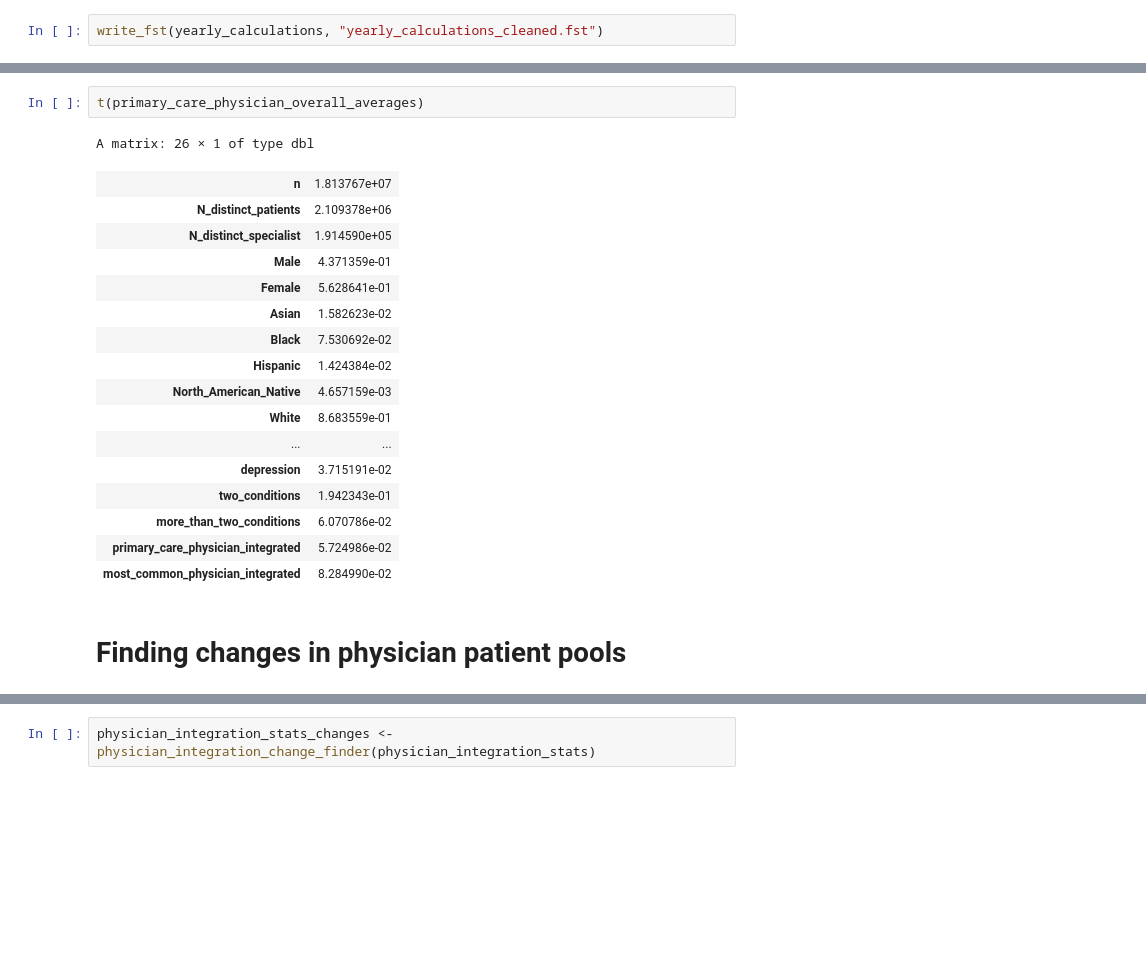
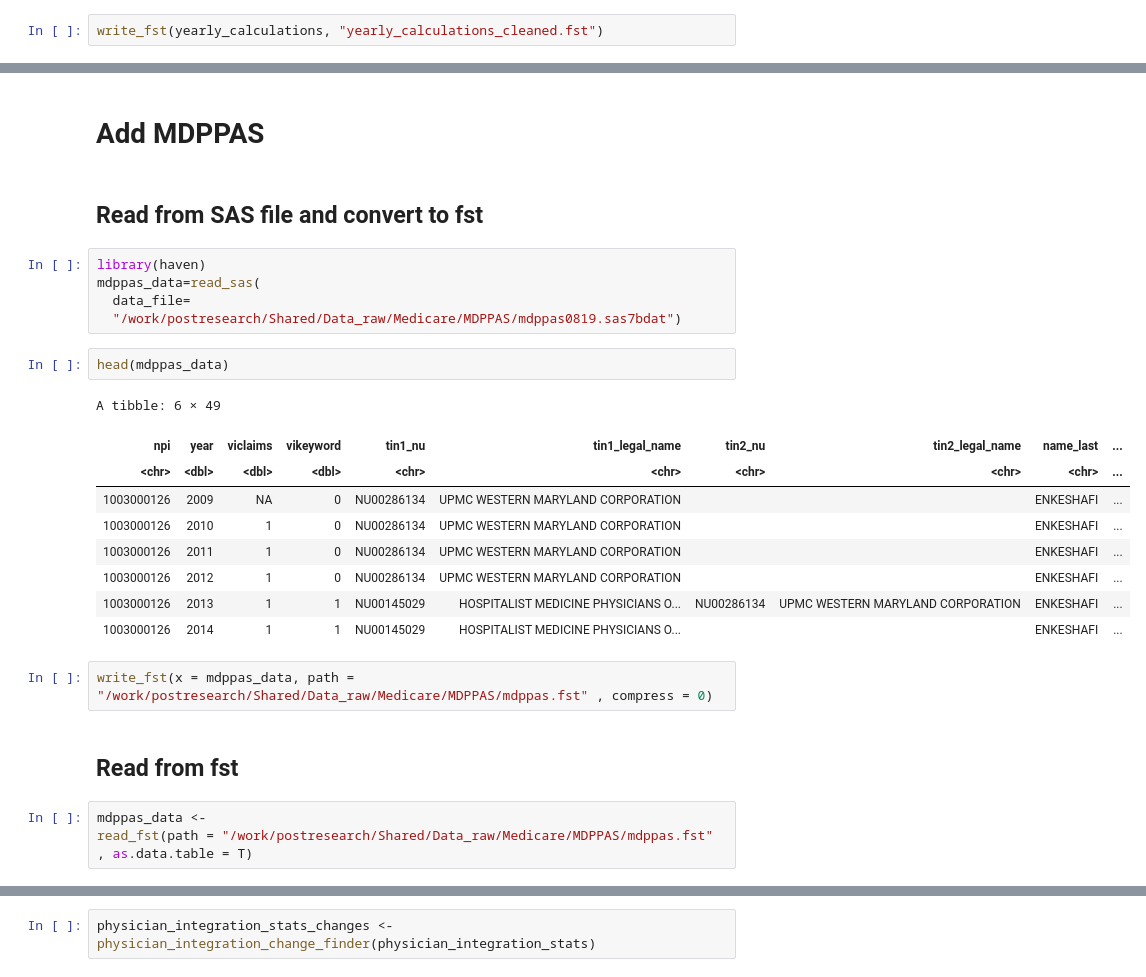
Before and after one commit to F4rbod/CaseMix, a Jupyter notebook: Calculations.ipynb, the cells around one changed output, grey strips where cells are left out. Saved outputs shown, nothing was run; the diff lists cells and outputs as text; blank space fills up the shorter version.

```diff
--- a/Calculations.ipynb
+++ b/Calculations.ipynb
@@ -1188,22 +910,28 @@ primary_care_physician_overall_averages <-
-# %%
-t(primary_care_physician_overall_averages)
-# %% [output]
-A matrix: 26 × 1 of type dbl
-| n | 1.813767e+07 |
-| N_distinct_patients | 2.109378e+06 |
-| N_distinct_specialist | 1.914590e+05 |
-| Male | 4.371359e-01 |
-| Female | 5.628641e-01 |
-| Asian | 1.582623e-02 |
-| Black | 7.530692e-02 |
-| Hispanic | 1.424384e-02 |
-| North_American_Native | 4.657159e-03 |
-| White | 8.683559e-01 |
-| ... | ... |
-| depression | 3.715191e-02 |
-| two_conditions | 1.942343e-01 |
-| more_than_two_conditions | 6.070786e-02 |
-| primary_care_physician_integrated | 5.724986e-02 |
-| most_common_physician_integrated | 8.284990e-02 |
-# %% [markdown]
-# Finding changes in physician patient pools
+# %% [markdown]
+# Add MDPPAS
+# %% [markdown]
+## Read from SAS file and convert to fst
+# %%
+library(haven)
+mdppas_data=read_sas(
+  data_file=
+  "/work/postresearch/Shared/Data_raw/Medicare/MDPPAS/mdppas0819.sas7bdat")
+# %%
+head(mdppas_data)
+# %% [output]
+A tibble: 6 × 49
+| npi | year | viclaims | vikeyword | tin1_nu | tin1_legal_name | tin2_nu | tin2_legal_name | name_last | ... |
+| <chr> | <dbl> | <dbl> | <dbl> | <chr> | <chr> | <chr> | <chr> | <chr> | ... |
+| 1003000126 | 2009 | NA | 0 | NU00286134 | UPMC WESTERN MARYLAND CORPORATION |  |  | ENKESHAFI | ... |
+| 1003000126 | 2010 | 1 | 0 | NU00286134 | UPMC WESTERN MARYLAND CORPORATION |  |  | ENKESHAFI | ... |
+| 1003000126 | 2011 | 1 | 0 | NU00286134 | UPMC WESTERN MARYLAND CORPORATION |  |  | ENKESHAFI | ... |
+| 1003000126 | 2012 | 1 | 0 | NU00286134 | UPMC WESTERN MARYLAND CORPORATION |  |  | ENKESHAFI | ... |
+| 1003000126 | 2013 | 1 | 1 | NU00145029 | HOSPITALIST MEDICINE PHYSICIANS O... | NU00286134 | UPMC WESTERN MARYLAND CORPORATION | ENKESHAFI | ... |
+| 1003000126 | 2014 | 1 | 1 | NU00145029 | HOSPITALIST MEDICINE PHYSICIANS O... |  |  | ENKESHAFI | ... |
+# %%
+write_fst(x = mdppas_data, path = "/work/postresearch/Shared/Data_raw/Medicare/MDPPAS/mdppas.fst" , compress = 0)
+# %% [markdown]
+## Read from fst
+# %%
+mdppas_data <-
+read_fst(path = "/work/postresearch/Shared/Data_raw/Medicare/MDPPAS/mdppas.fst" , as.data.table = T)
```
Also changed, not shown: parts of 54 cells of this notebook, 1 other file.
